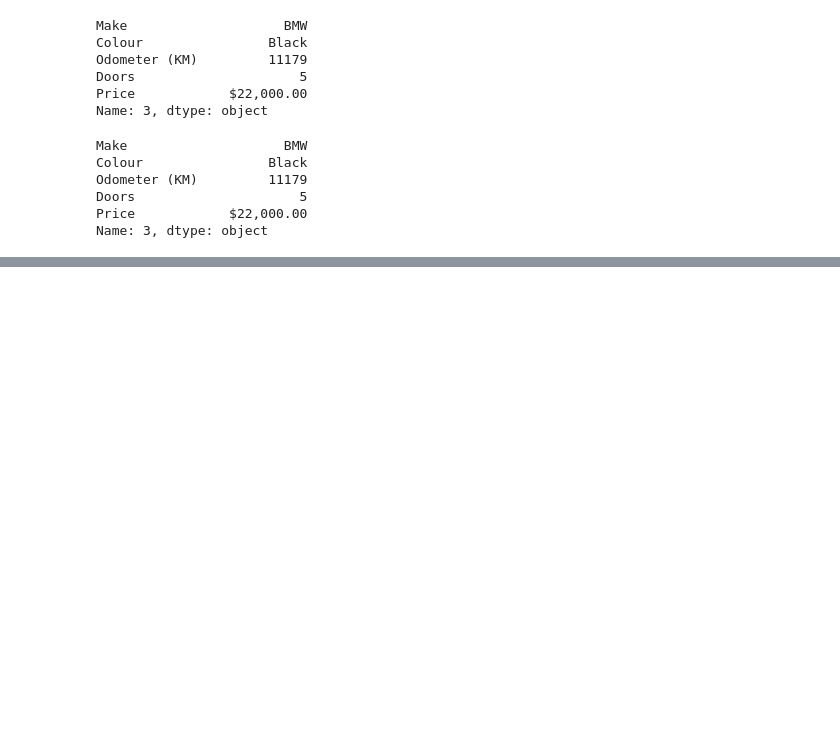
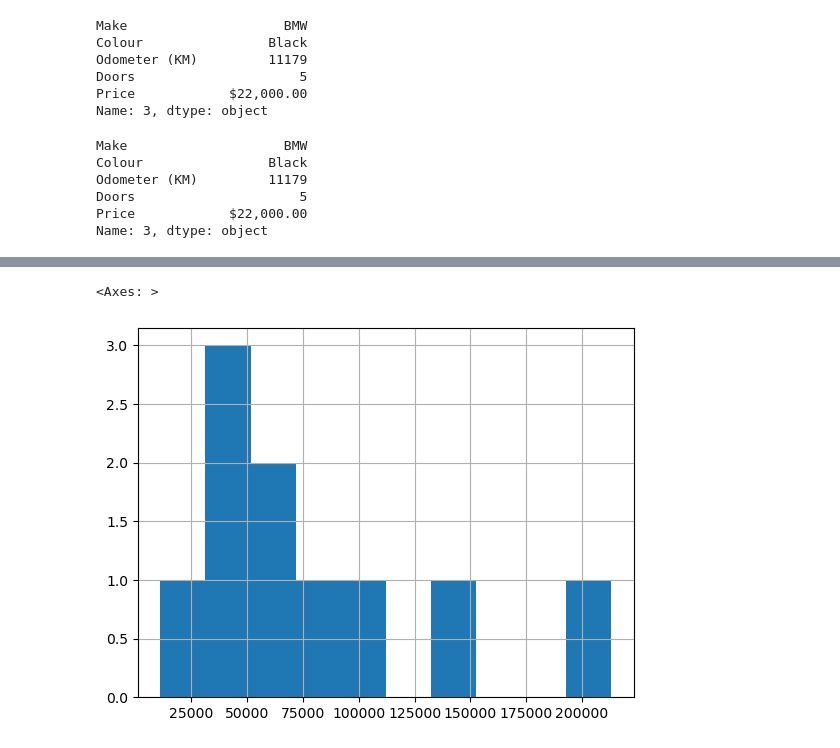
Before and after one commit to partha001/python, a Jupyter notebook: ex01DataAnalysisWithPandas/ex02SeriesDataframesCsv.ipynb, the cells around one changed output, grey strips where cells are left out. Saved outputs shown, nothing was run; the diff lists cells and outputs as text; code cells hidden in the pictures; blank space fills up the shorter version.

```diff
--- a/ex01DataAnalysisWithPandas/ex02SeriesDataframesCsv.ipynb
+++ b/ex01DataAnalysisWithPandas/ex02SeriesDataframesCsv.ipynb
@@ -258,0 +352,6 @@ Name: 3, dtype: object
+# %%
+# now lets see how to view data as historgram
+car_sales["Odometer (KM)"].hist()
+# %% [output]
+<Axes: >
+[figure, added]
```
Also changed, not shown: parts of 16 cells of this notebook, 2 other files.
